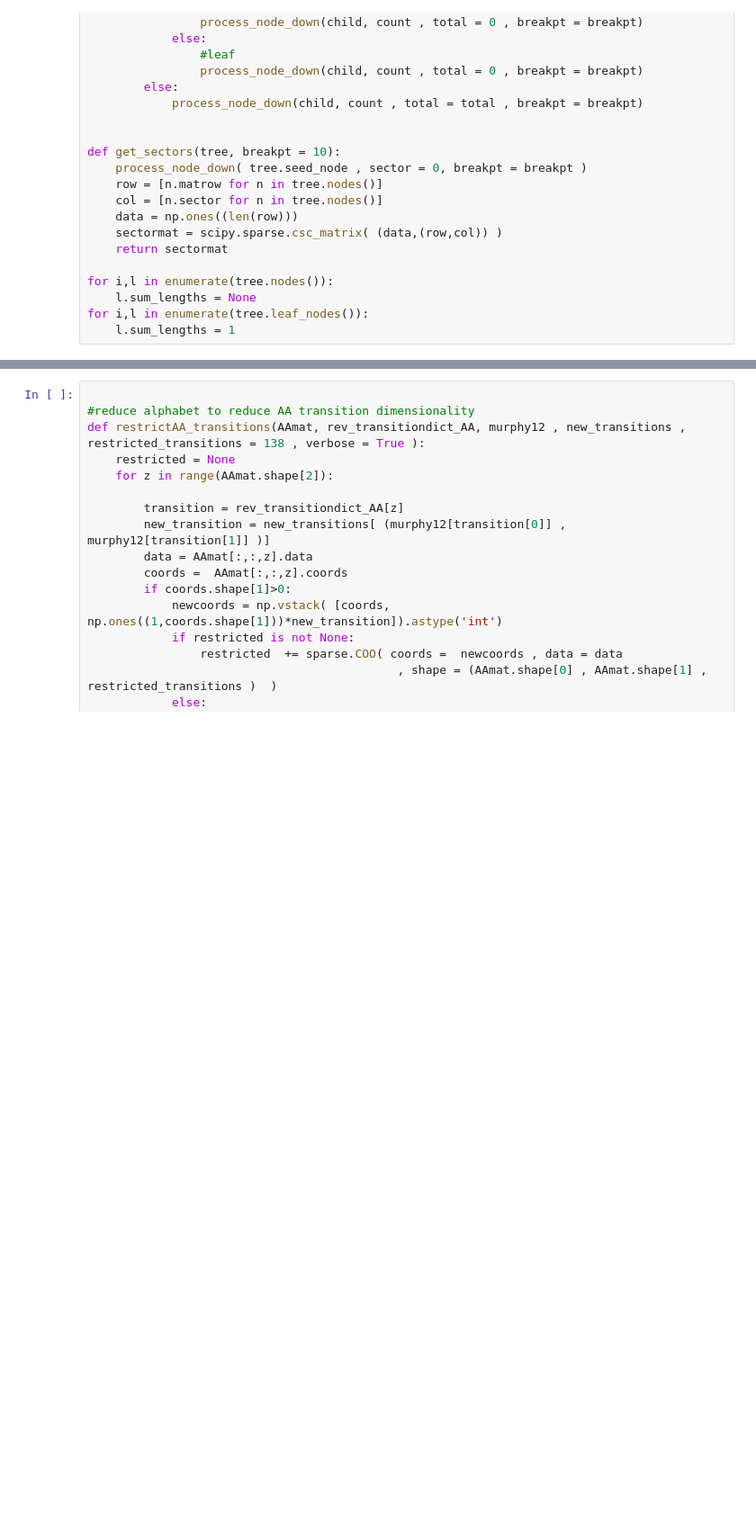
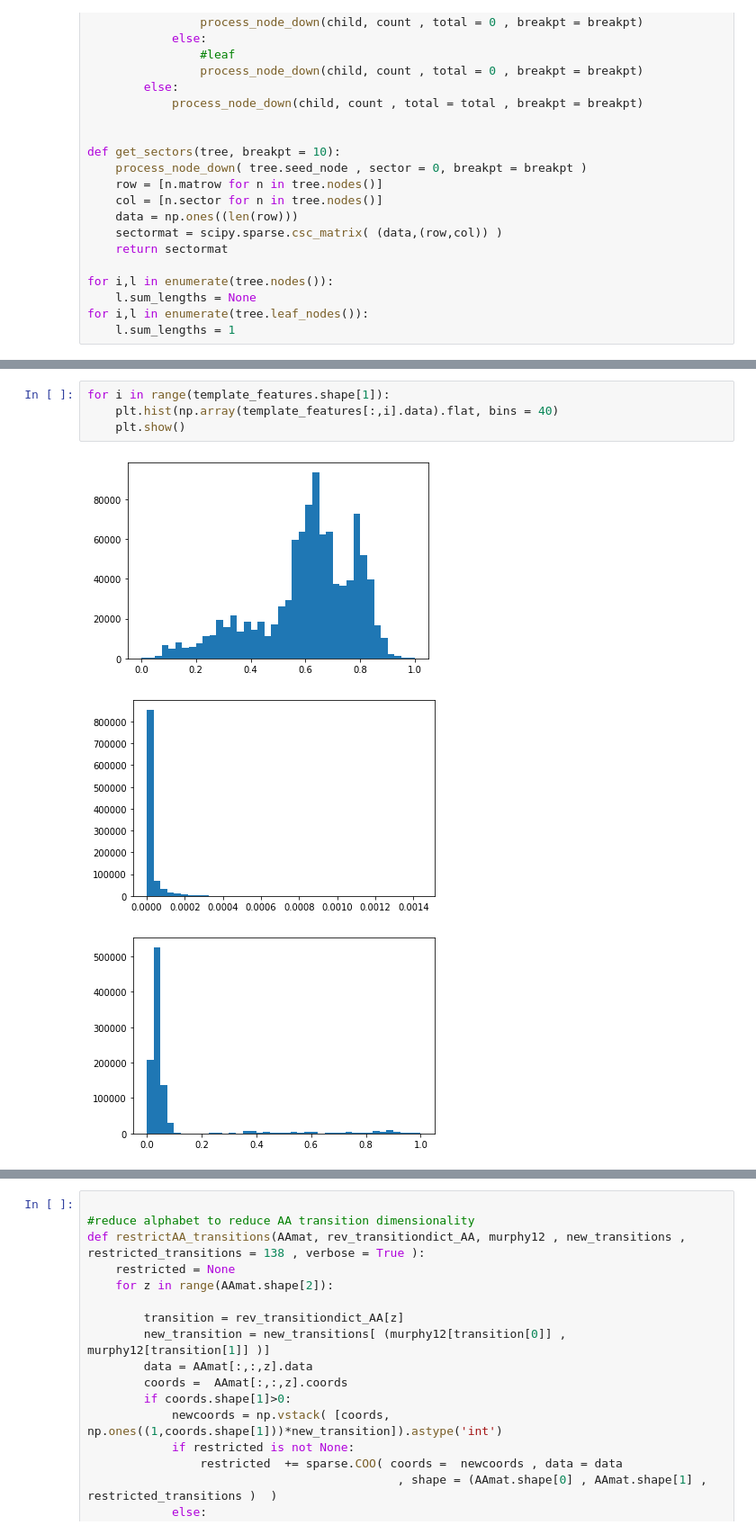
Before and after one commit to DessimozLab/CoronaCoev, a Jupyter notebook: validation_data/ValidateCovdBig_ML.ipynb, the cells around one changed output, grey strips where cells are left out. Shown at 90% size. Saved outputs shown, nothing was run; the diff lists cells and outputs as text; blank space fills up the shorter version.

```diff
--- a/validation_data/ValidateCovdBig_ML.ipynb
+++ b/validation_data/ValidateCovdBig_ML.ipynb
@@ -917,0 +979,8 @@ print( sectormat.shape)
+# %%
+for i in range(template_features.shape[1]):
+    plt.hist(np.array(template_features[:,i].data).flat, bins = 40)
+    plt.show()
+# %% [output]
+[figure, added]
+[figure, added]
+[figure, added]
```
Also changed, not shown: parts of 30 cells of this notebook, 1 other file.
